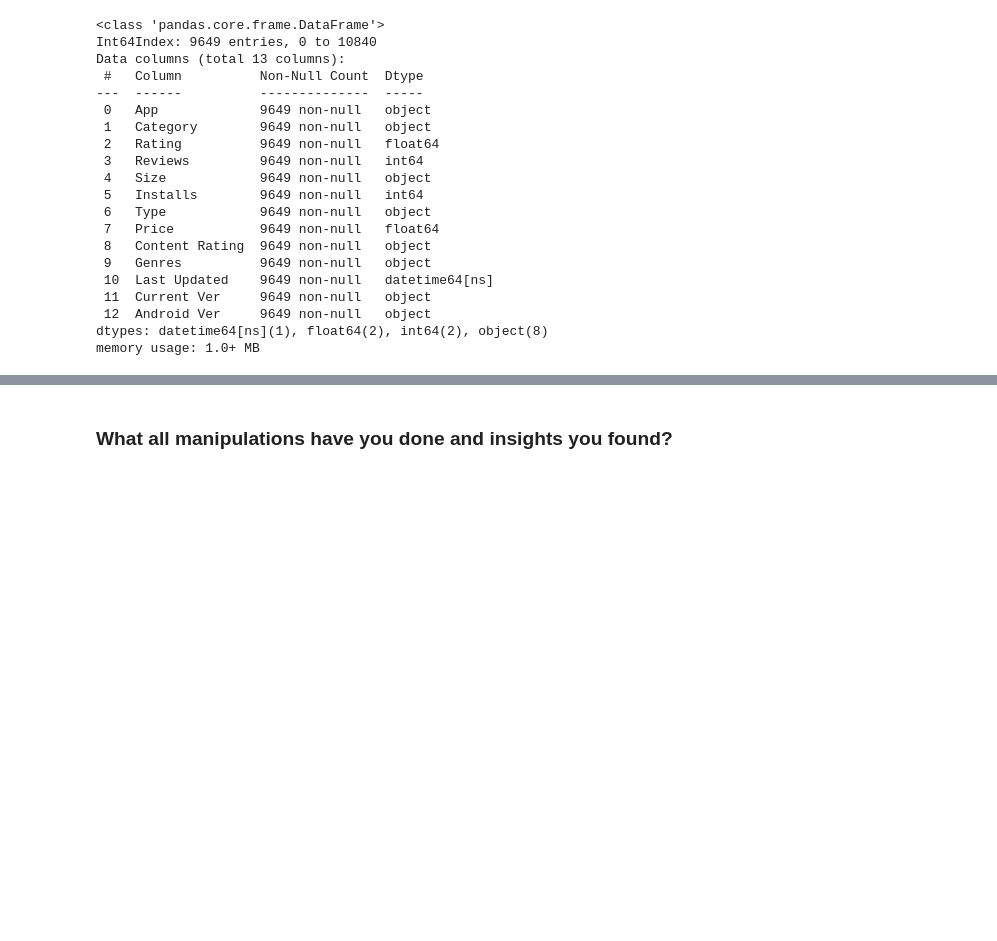
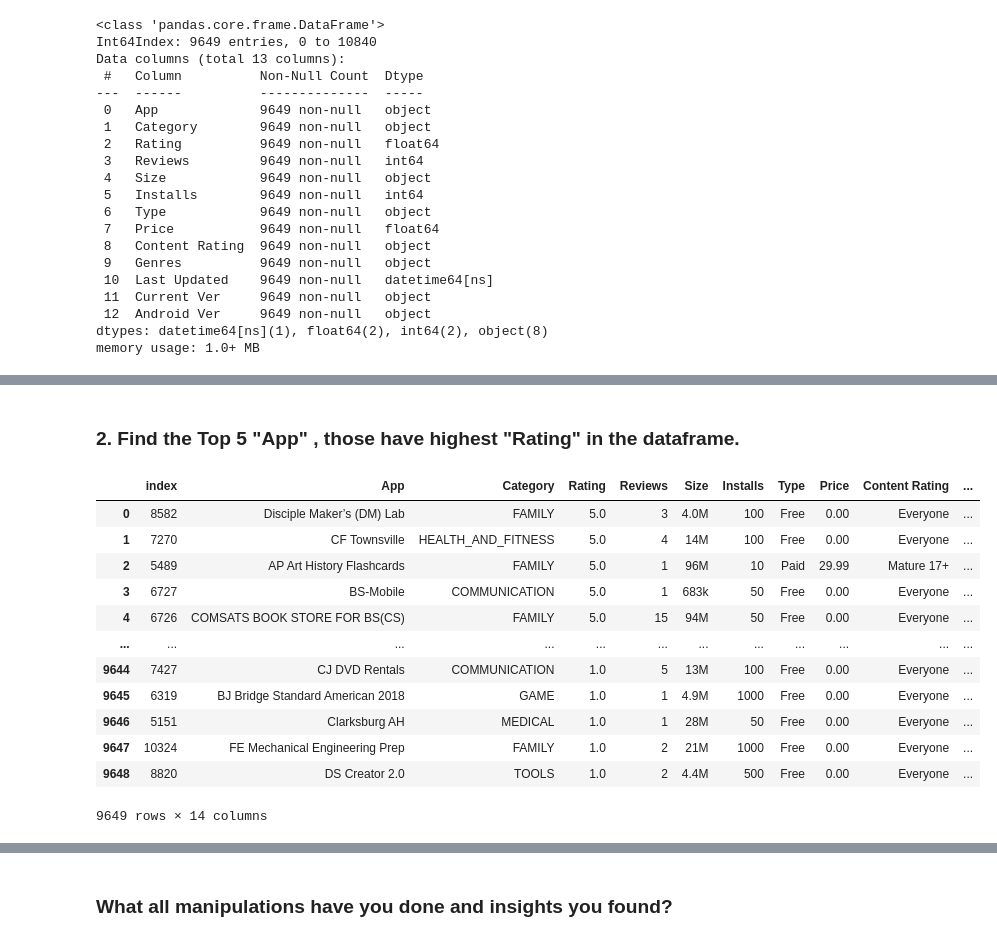
Before and after one commit to jeetu2994/Play_store_app_review_analysyis, a Jupyter notebook: JM_|_Capstone_Project_EDA_(PlayStore_App_Review_Analysis).ipynb, the cells around one changed output, grey strips where cells are left out. Drawn from its saved outputs; the diff is of its cells as text; code cells hidden in the pictures; blank space fills up the shorter version.

```diff
--- a/JM_|_Capstone_Project_EDA_(PlayStore_App_Review_Analysis).ipynb
+++ b/JM_|_Capstone_Project_EDA_(PlayStore_App_Review_Analysis).ipynb
@@ -1024,0 +1098,20 @@ ps_high_rat = ps_ana_df[ps_ana_df["Rating"] == 5.0]
+# %% [markdown]
+### 2. Find the Top 5 "App" , those have highest "Rating" in the dataframe.
+# %%
+# Sort the values aaccording to "Rating" in a descending order and the assign to "ps_ana_df_sorted" variable.
+ps_ana_df_sorted = ps_ana_df.sort_values(by="Rating", ascending=False).reset_index()
+ps_ana_df_sorted
+# %% [output]
+|  | index | App | Category | Rating | Reviews | Size | Installs | Type | Price | Content Rating | ... |
+| 0 | 8582 | Disciple Maker’s (DM) Lab | FAMILY | 5.0 | 3 | 4.0M | 100 | Free | 0.00 | Everyone | ... |
+| 1 | 7270 | CF Townsville | HEALTH_AND_FITNESS | 5.0 | 4 | 14M | 100 | Free | 0.00 | Everyone | ... |
+| 2 | 5489 | AP Art History Flashcards | FAMILY | 5.0 | 1 | 96M | 10 | Paid | 29.99 | Mature 17+ | ... |
+| 3 | 6727 | BS-Mobile | COMMUNICATION | 5.0 | 1 | 683k | 50 | Free | 0.00 | Everyone | ... |
+| 4 | 6726 | COMSATS BOOK STORE FOR BS(CS) | FAMILY | 5.0 | 15 | 94M | 50 | Free | 0.00 | Everyone | ... |
+| ... | ... | ... | ... | ... | ... | ... | ... | ... | ... | ... | ... |
+| 9644 | 7427 | CJ DVD Rentals | COMMUNICATION | 1.0 | 5 | 13M | 100 | Free | 0.00 | Everyone | ... |
+| 9645 | 6319 | BJ Bridge Standard American 2018 | GAME | 1.0 | 1 | 4.9M | 1000 | Free | 0.00 | Everyone | ... |
+| 9646 | 5151 | Clarksburg AH | MEDICAL | 1.0 | 1 | 28M | 50 | Free | 0.00 | Everyone | ... |
+| 9647 | 10324 | FE Mechanical Engineering Prep | FAMILY | 1.0 | 2 | 21M | 1000 | Free | 0.00 | Everyone | ... |
+| 9648 | 8820 | DS Creator 2.0 | TOOLS | 1.0 | 2 | 4.4M | 500 | Free | 0.00 | Everyone | ... |
+9649 rows × 14 columns
```
Also changed, not shown: parts of 54 cells of this notebook.
